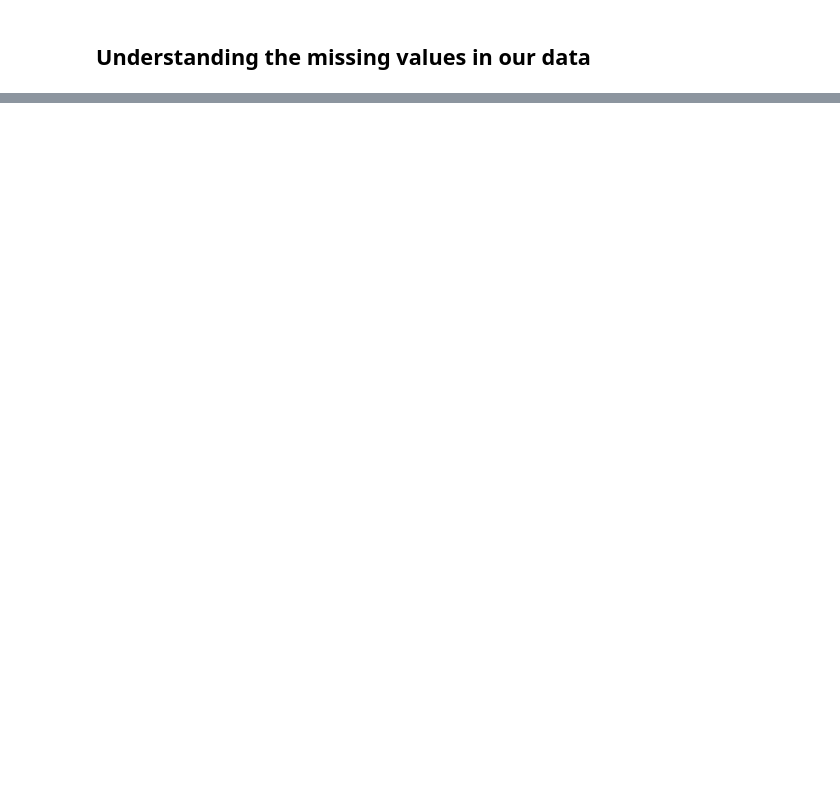
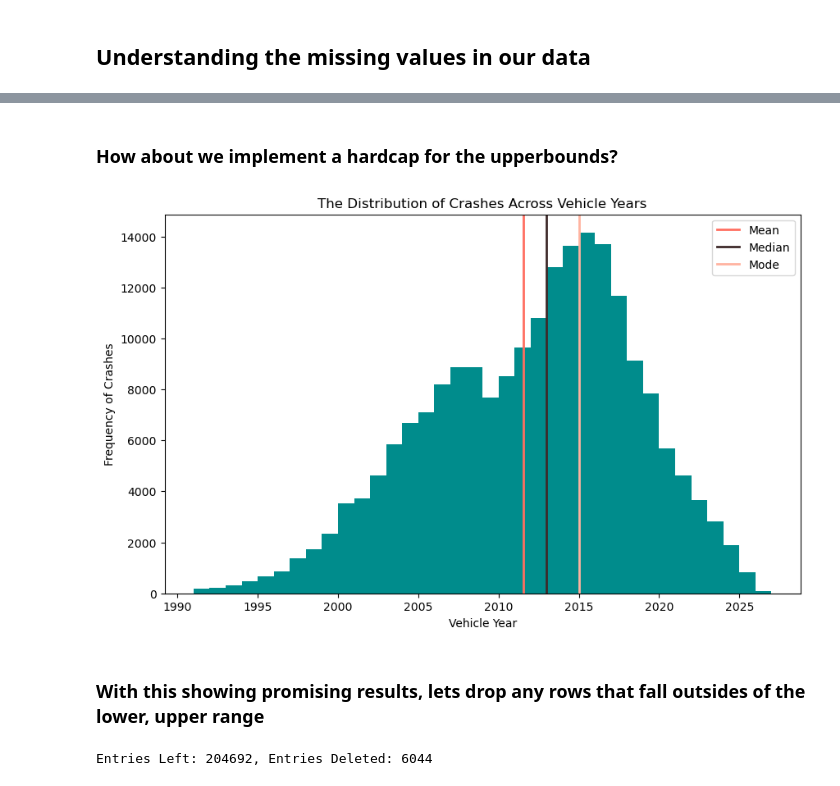
Before and after one commit to saiAbhiPrabhu/CMSC320_FinalProject, a Jupyter notebook: final_project.ipynb, the cells around one changed output, grey strips where cells are left out. Cells and saved outputs as stored; diff of their text form; code cells hidden in the pictures; blank space fills up the shorter version.

```diff
--- a/final_project.ipynb
+++ b/final_project.ipynb
@@ -162,0 +245,10 @@ Total Entries: 210736
+# %%
+desc_stats = crash_df["Vehicle Year"].describe()
+IQR = desc_stats["75%"] - desc_stats["25%"]
+lower_bound = int(desc_stats["25%"] - (1.5*IQR))
+upper_bound = int(desc_stats["75%"] + (1.5*IQR))
+print(f"IQR:{IQR}")
+print(f"We declare points outside of the range {lower_bound} <= x <= {upper_bound} an outlier")
+print("This makes the following unique values outliers:")
+vehicle_years = crash_df[(crash_df["Vehicle Year"]>upper_bound) | (crash_df["Vehicle Year"]<lower_bound)]["Vehicle Year"].unique()
+print(vehicle_years)
@@ -162,0 +269,25 @@ Total Entries: 210736
+# %% [markdown]
+### How about we implement a hardcap for the upperbounds?
+# %%
+filtered_values = crash_df[(crash_df["Vehicle Year"]<=2027) & (crash_df["Vehicle Year"]>=lower_bound)]["Vehicle Year"]
+#print(sorted(filtered_values.unique()))
+plt.figure(figsize=(10, 6))
+plt.hist(filtered_values, bins=36, range=(1991,2027), color="#008C8C")
+plt.axvline(filtered_values.mean(), label="Mean", color="#FF6F61", lw=2.0)
+plt.axvline(filtered_values.median(), label="Median", color="#3E2A2A", lw=2.0)
+plt.axvline(filtered_values.mode()[0], label="Mode", color="#FFB3A0", lw=2.0)
+plt.xlabel("Vehicle Year")
+plt.ylabel("Frequency of Crashes")
+plt.title("The Distribution of Crashes Across Vehicle Years")
+plt.legend()
+plt.show()
+# %% [output]
+[figure, added]
+# %% [markdown]
+### With this showing promising results, lets drop any rows that fall outsides of the lower, upper range
+# %%
+out_of_bounds_idx = crash_df[(crash_df["Vehicle Year"]>2027) | (crash_df["Vehicle Year"]<lower_bound)].index
+crash_df.drop(index=out_of_bounds_idx,axis=0,inplace=True)
+print(f"Entries Left: {crash_df.shape[0]}, Entries Deleted: {total_entries-crash_df.shape[0]}")
+# %% [output]
+Entries Left: 204692, Entries Deleted: 6044
```
Also changed, not shown: parts of 45 cells of this notebook, 2 other files.
